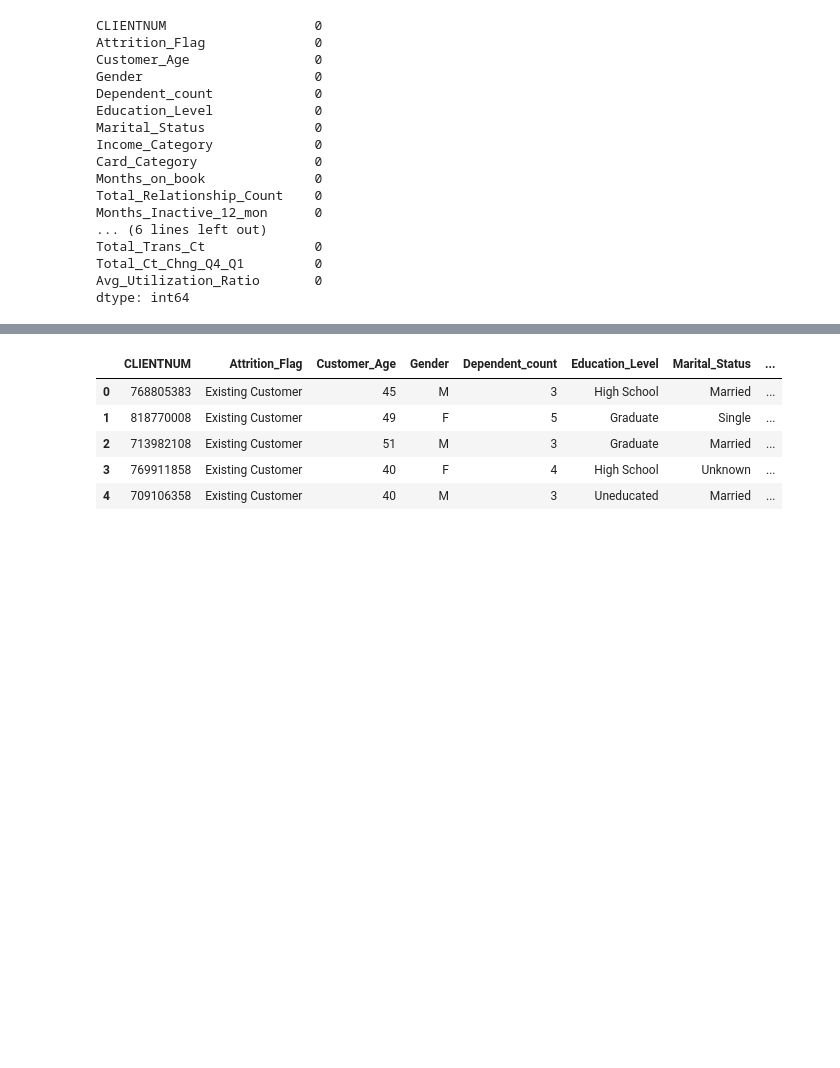
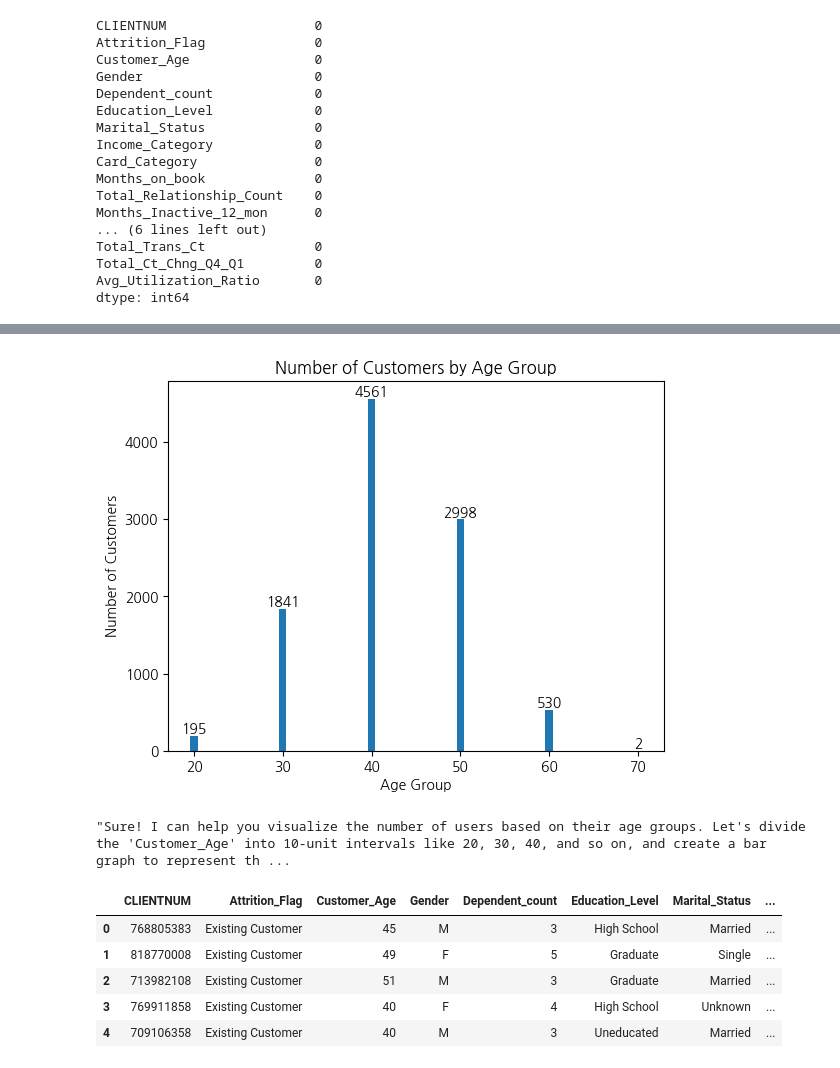
Before and after one commit to wjco/DA-Stats-fri, a Jupyter notebook: DONGIN/카드 데이터 분석.ipynb, the cells around one changed output, grey strips where cells are left out. Saved outputs shown, nothing was run; the diff lists cells and outputs as text; code cells hidden in the pictures; blank space fills up the shorter version.

```diff
--- a/DONGIN/카드 데이터 분석.ipynb
+++ b/DONGIN/카드 데이터 분석.ipynb
@@ -51,3 +50,6 @@ Total_Trans_Ct              0
 Total_Ct_Chng_Q4_Q1         0
 Avg_Utilization_Ratio       0
 dtype: int64
+# %%
+pandas_ai = PandasAI(llm, verbose=True)
+pandas_ai.run(data, prompt='Customer_Age를 10단위로 나누어서 20,30,40 이런 식으로 나이대에 따라 유저 숫자를 파악해줘')
@@ -54,3 +66,8 @@ dtype: int64
+# %%
+pandas_ai.run(data, prompt='Customer_Age를 10단위로 나누어서 20,30,40 이런 식으로 나이대에 따라 유저 숫자를 bar그래프로 시각화해줘. 각 bar위에 해당 bar의 숫자도 표시해줘.')
+# %% [output]
+[figure, added]
+"Sure! I can help you visualize the number of users based on their age groups. Let's divide the 'Customer_Age' into 10-unit intervals like 20, 30, 40, and so on, and create a bar graph to represent th ...
 # %%
 data.head()
 # %% [output]
```
Also changed, not shown: parts of 4 cells of this notebook, 4 other files.
